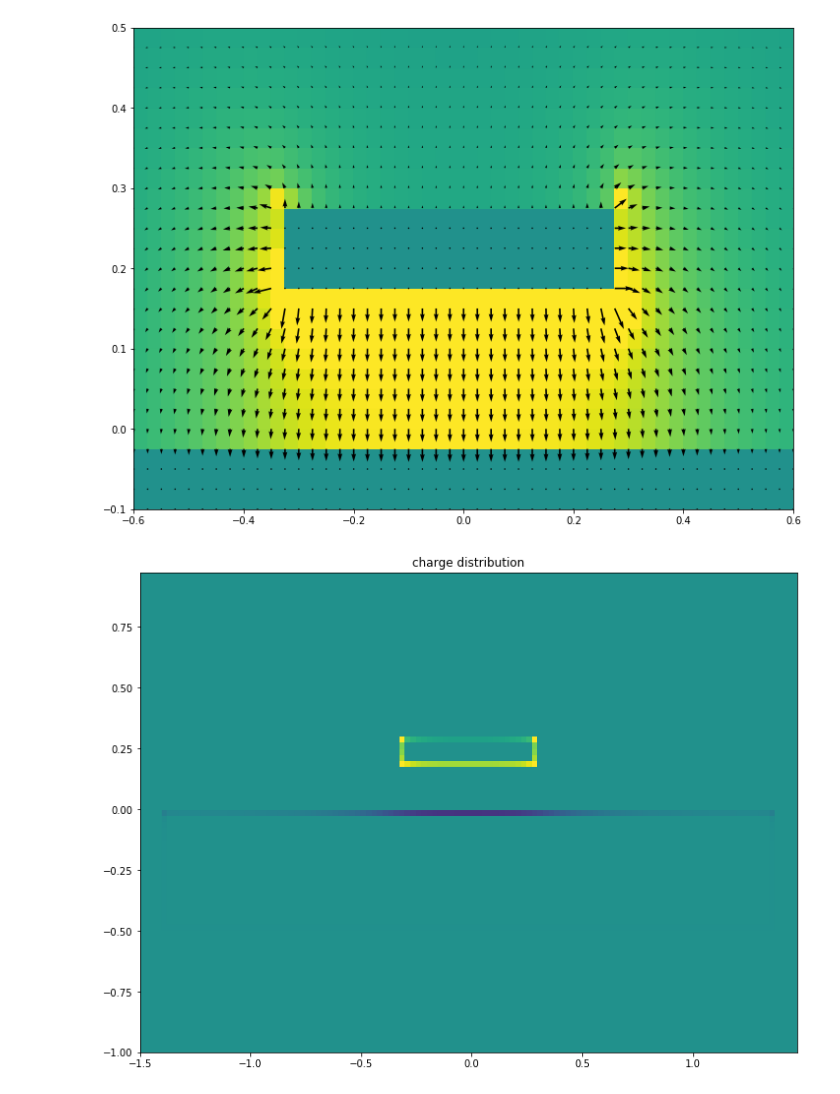
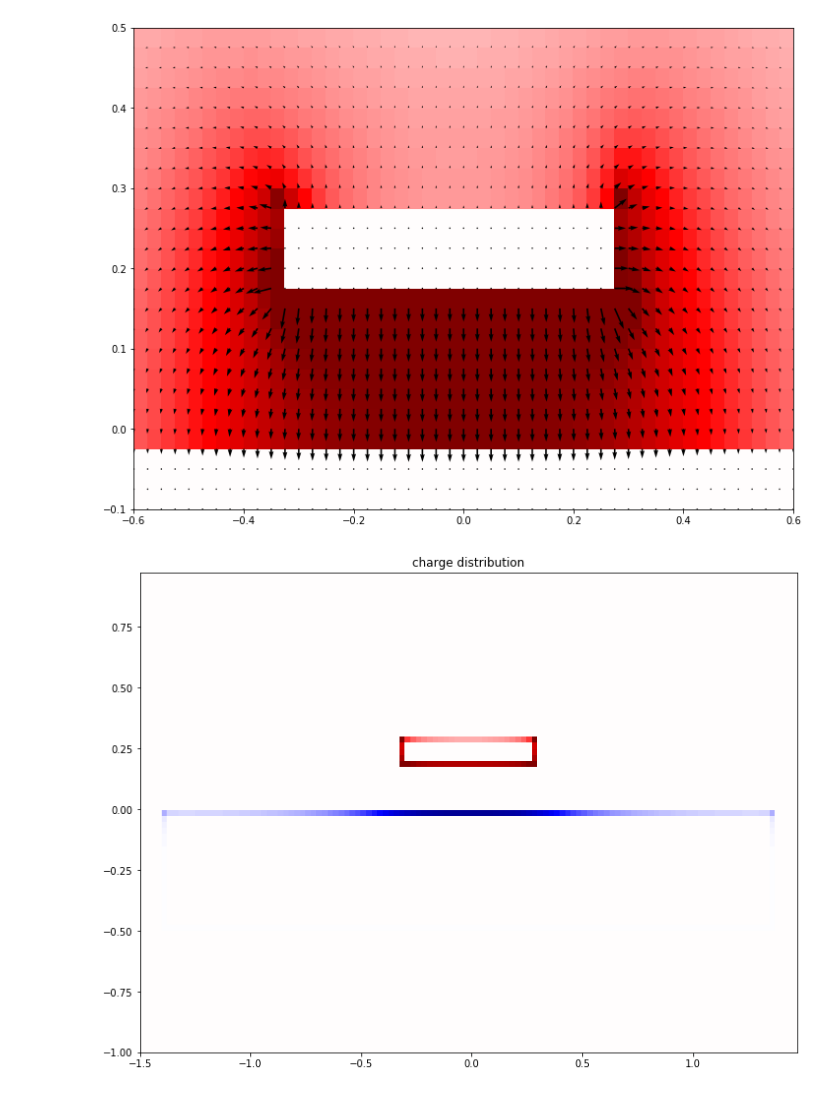
Before and after one commit to acidbourbon/lab_bench, a Jupyter notebook: workdir/jupyter/misc_mw/field_solver/laplace2D.ipynb, the cells around one changed output. Cells and saved outputs as stored; diff of their text form; code cells hidden in the pictures.

```diff
--- a/workdir/jupyter/misc_mw/field_solver/laplace2D.ipynb
+++ b/workdir/jupyter/misc_mw/field_solver/laplace2D.ipynb
@@ -44,20 +44,20 @@ plt.show()
 # %%
 E = E_from_V(potential)
 # %%
-scale = 10
+scale = 10/eps_0
 
-plt.pcolormesh(my_grid.X,my_grid.Y,E.matrix[:,:,0])
+plt.pcolormesh(my_grid.X,my_grid.Y,E.matrix[:,:,0],cmap="seismic")
 plt.clim(-scale,scale)
 plt.title("E_x")
 plt.show()
 
-plt.pcolormesh(my_grid.X,my_grid.Y,E.matrix[:,:,1])
+plt.pcolormesh(my_grid.X,my_grid.Y,E.matrix[:,:,1],cmap="seismic")
 plt.clim(-scale,scale)
 plt.title("E_y")
 plt.show()
 
 e_abs = np.sqrt(E.matrix[:,:,0]**2 + E.matrix[:,:,1]**2)
-plt.pcolormesh(my_grid.X,my_grid.Y,e_abs)
+plt.pcolormesh(my_grid.X,my_grid.Y,e_abs,cmap="seismic")
 plt.clim(-scale,scale)
 plt.title("E_abs")
 plt.show()
@@ -68,24 +68,24 @@ plt.show()
 # %%
 big_figure()
 
 e_abs = np.sqrt(E.matrix[:,:,0]**2 + E.matrix[:,:,1]**2)
-plt.pcolormesh(my_grid.X,my_grid.Y,e_abs)
+plt.pcolormesh(my_grid.X,my_grid.Y,e_abs,cmap="seismic")
 plt.clim(-scale,scale)
-plt.quiver(my_grid.X,my_grid.Y,E.matrix[:,:,0],E.matrix[:,:,1], scale=.5e3)
+plt.quiver(my_grid.X,my_grid.Y,E.matrix[:,:,0],E.matrix[:,:,1], scale=.5e3/eps_0)
 
 plt.xlim(-0.6,0.6)
 plt.ylim(-0.1,0.5)
 plt.show()
 # %% [output]
-[figure, old version]
+[figure, new version]
 # %%
 rho = rho_from_V(potential)
 # %%
-scale = 5000e-12
+scale = 500*eps_0
 
-plt.pcolormesh(my_grid.X,my_grid.Y,rho.matrix)
+plt.pcolormesh(my_grid.X,my_grid.Y,rho.matrix,cmap="seismic")
 plt.clim(-scale,scale)
 plt.title("charge distribution")
 plt.show()
 # %% [output]
-[figure, old version]
+[figure, new version]
```
Also changed, not shown: parts of 2 cells of this notebook, 2 other files.
